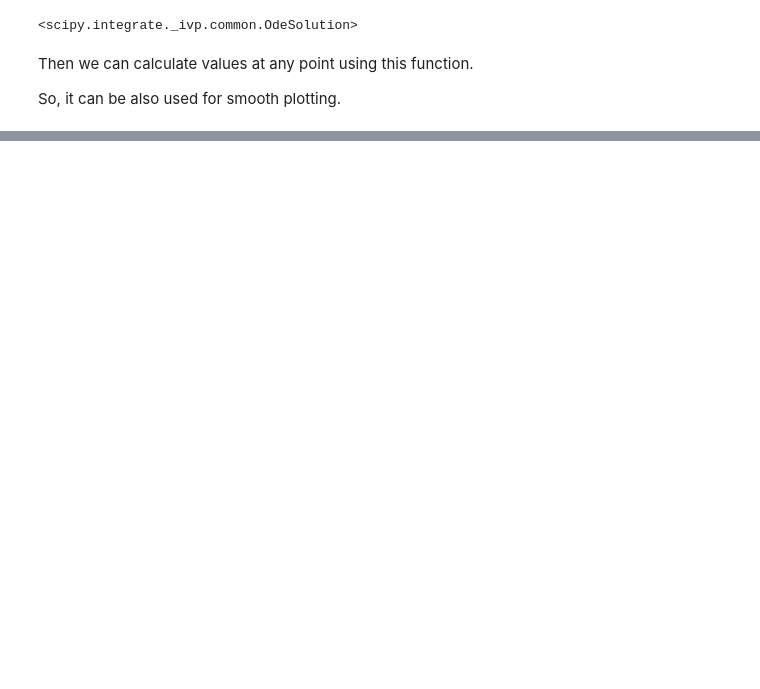
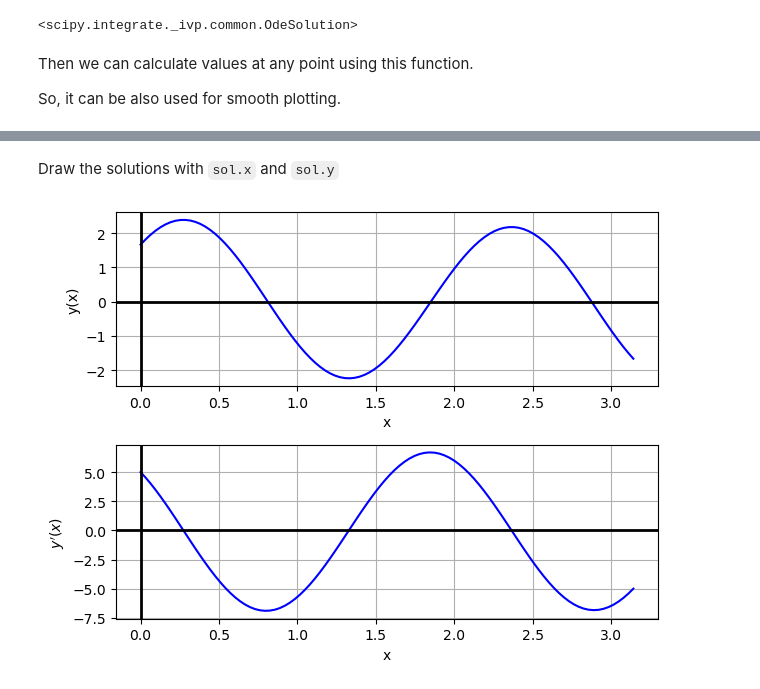
Before and after one commit to mgjeon/2023_zpinn, a Jupyter notebook: nbs/00_ode.ipynb, the cells around one changed output, grey strips where cells are left out. Cells and saved outputs as stored; diff of their text form; code cells hidden in the pictures; blank space fills up the shorter version.

```diff
--- a/nbs/00_ode.ipynb
+++ b/nbs/00_ode.ipynb
@@ -398,0 +901,5 @@ plt.tight_layout()
+# %%
+x_span = [0, np.pi]
+N = 100
+x = np.linspace(x_span[0], x_span[1], N)
+x
@@ -398,0 +927,5 @@ plt.tight_layout()
+# %%
+y_init = np.ones_like(x)
+dy_init = np.ones_like(x)
+y0 = np.vstack([y_init, dy_init])
+y0
@@ -398,0 +947,3 @@ plt.tight_layout()
+# %%
+sol = solve_bvp(F, bc, x, y0)
+sol
@@ -398,0 +1018,23 @@ plt.tight_layout()
+# %%
+#| export
+def draw_bvp_solution_y_yp(x, # the array of time domain [x1, x2, ... ,xN]
+                           y, # the array of ode output [y(x), y'(x)]
+                          **kwargs):
+    """ Draw ode output [y(x), y'(x)] """
+    fig, axes = plt.subplots(nrows=2, ncols=1)
+
+    axes[0].plot(x, y[0], **kwargs) # y(t)
+    axes[0].axhline(0, color='k', linewidth=2) # x-axis
+    axes[0].axvline(0, color='k', linewidth=2) # y-axis
+    axes[0].grid(True)
+    axes[0].set_xlabel('x')
+    axes[0].set_ylabel('y(x)')
+
+    axes[1].plot(x, y[1], **kwargs) # y'(t)
+    axes[1].axhline(0, color='k', linewidth=2) # x-axis
+    axes[1].axvline(0, color='k', linewidth=2) # y-axis
+    axes[1].grid(True)
+    axes[1].set_xlabel('x')
+    axes[1].set_ylabel(r"$y'(x)$")
+
+    plt.tight_layout()
@@ -398,0 +1057,6 @@ plt.tight_layout()
+# %% [markdown]
+Draw the solutions with `sol.x` and `sol.y`
+# %%
+draw_bvp_solution_y_yp(sol.x, sol.y, color='blue')
+# %% [output]
+[figure, added]
```
Also changed, not shown: parts of 111 cells of this notebook, 14 other files.
